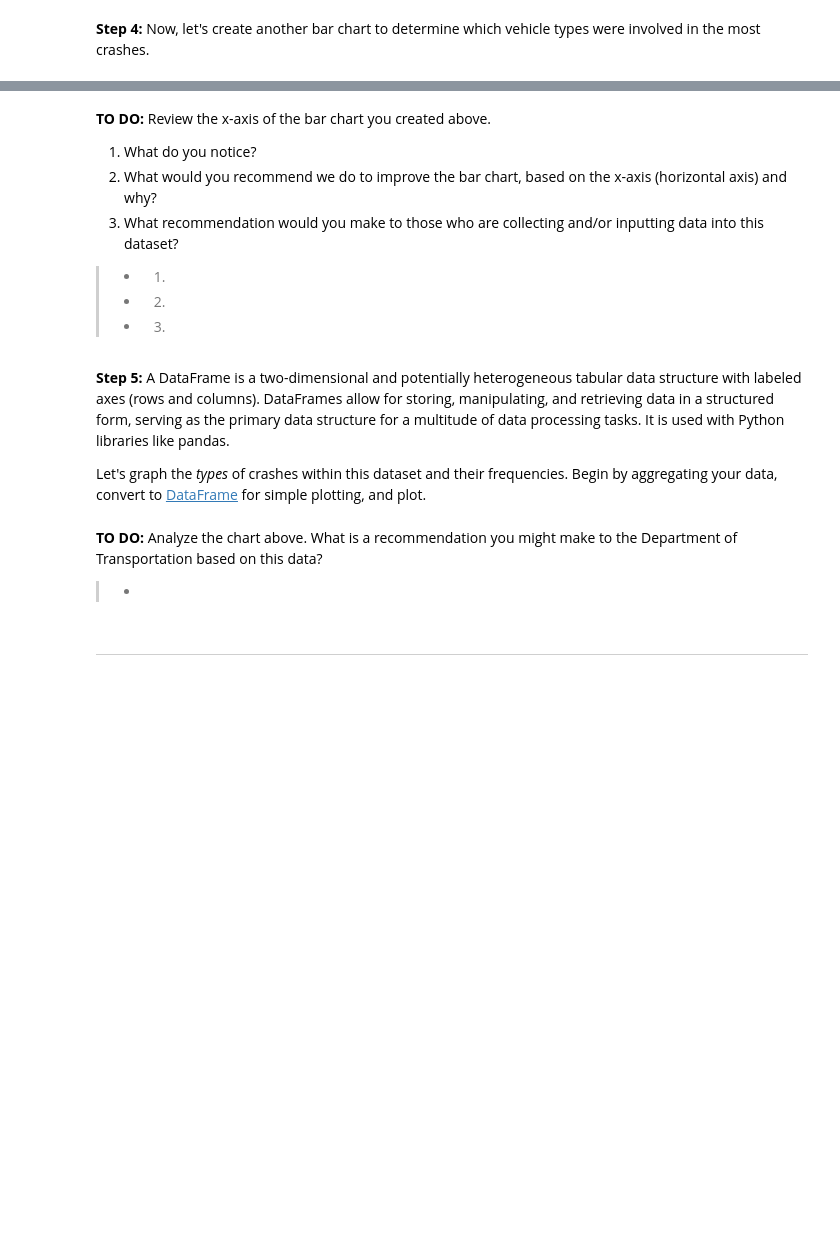
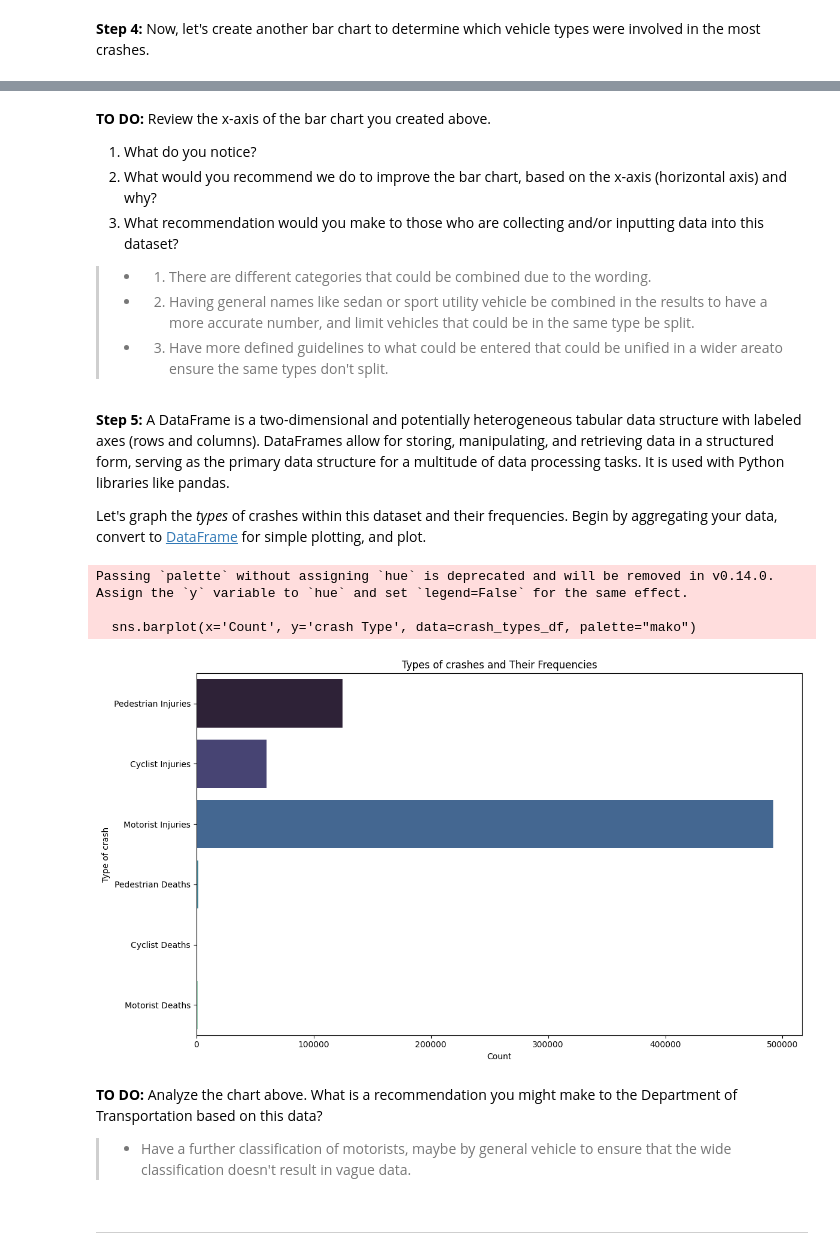
Before and after one commit to allen-domingo/tdsp2025, a Jupyter notebook: Explorer_TDSP_Allen_Domingo.ipynb, the cells around one changed output, grey strips where cells are left out. Cells and saved outputs as stored; diff of their text form; code cells hidden in the pictures; blank space fills up the shorter version.

```diff
--- a/Explorer_TDSP_Allen_Domingo.ipynb
+++ b/Explorer_TDSP_Allen_Domingo.ipynb
@@ -239,9 +306,9 @@ plt.show()
 3) What recommendation would you make to those who are collecting and/or inputting data into this dataset?
 
 
-> *  1)
-> *  2)
-> *  3)
+> *  1)  There are different categories that could be combined due to the wording.
+> *  2) Having general names like sedan or sport utility vehicle be combined in the results to have a more accurate number, and limit vehicles that could be in the same type be split.
+> *  3) Have more defined guidelines to what could be entered that could be unified in a wider areato ensure the same types don't split.
 # %% [markdown]
 **Step 5:**  A DataFrame is a two-dimensional and potentially heterogeneous tabular data structure with labeled axes (rows and columns). DataFrames allow for storing, manipulating, and retrieving data in a structured form, serving as the primary data structure for a multitude of data processing tasks. It is used with Python libraries like pandas.
 
@@ -249,33 +316,38 @@ Let's graph the *types* of crashes within this dataset and their frequencies. Be
 # %%
 import matplotlib.pyplot as plt
 import seaborn as sns
 
 # Aggregating data - Complete for Cyclist and Motorist
 types_of_crashes = {
     'Pedestrian Injuries': data['NUMBER OF PEDESTRIANS INJURED'].sum(),
-    'Cyclist Injuries': data['__________'].sum(),
-    'Motorist Injuries': data[__________'].sum(),
+    'Cyclist Injuries': data['NUMBER OF CYCLIST INJURED'].sum(),
+    'Motorist Injuries': data['NUMBER OF MOTORIST INJURED'].sum(),
     'Pedestrian Deaths': data['NUMBER OF PEDESTRIANS KILLED'].sum(),
-    'Cyclist Deaths': data['__________'].sum(),
-    'Motorist Deaths': data['__________'].sum()
+    'Cyclist Deaths': data['NUMBER OF CYCLIST KILLED'].sum(),
+    'Motorist Deaths': data['NUMBER OF MOTORIST KILLED'].sum()
 }
 
 # Converting to DataFrame for easier plotting - we want the items in the dictionary, use the items function
-crash_types_df = pd.DataFrame(list(types_of_crashes.__________()), columns=['crash Type', 'Count'])
+crash_types_df = pd.DataFrame(list(types_of_crashes.items()), columns=['crash Type', 'Count'])
 
 # Plot
 plt.figure(figsize=(12, 7))
 sns.barplot(x='Count', y='crash Type', data=crash_types_df, palette="mako")
 plt.title('Types of crashes and Their Frequencies')
 plt.xlabel('Count')
 plt.ylabel('Type of crash')
 plt.tight_layout()
 plt.show()
+# %% [output]
+Passing `palette` without assigning `hue` is deprecated and will be removed in v0.14.0. Assign the `y` variable to `hue` and set `legend=False` for the same effect.
+
+  sns.barplot(x='Count', y='crash Type', data=crash_types_df, palette="mako")
+[figure, added]
 # %% [markdown]
 **TO DO:** Analyze the chart above. What is a recommendation you might make to the Department of Transportation based on this data?
 
 
-> *
+> *  Have a further classification of motorists, maybe by general vehicle to ensure that the wide classification doesn't result in vague data.
 # %% [markdown]
 ---
 # %% [markdown]
```
Also changed, not shown: parts of 33 cells of this notebook.
